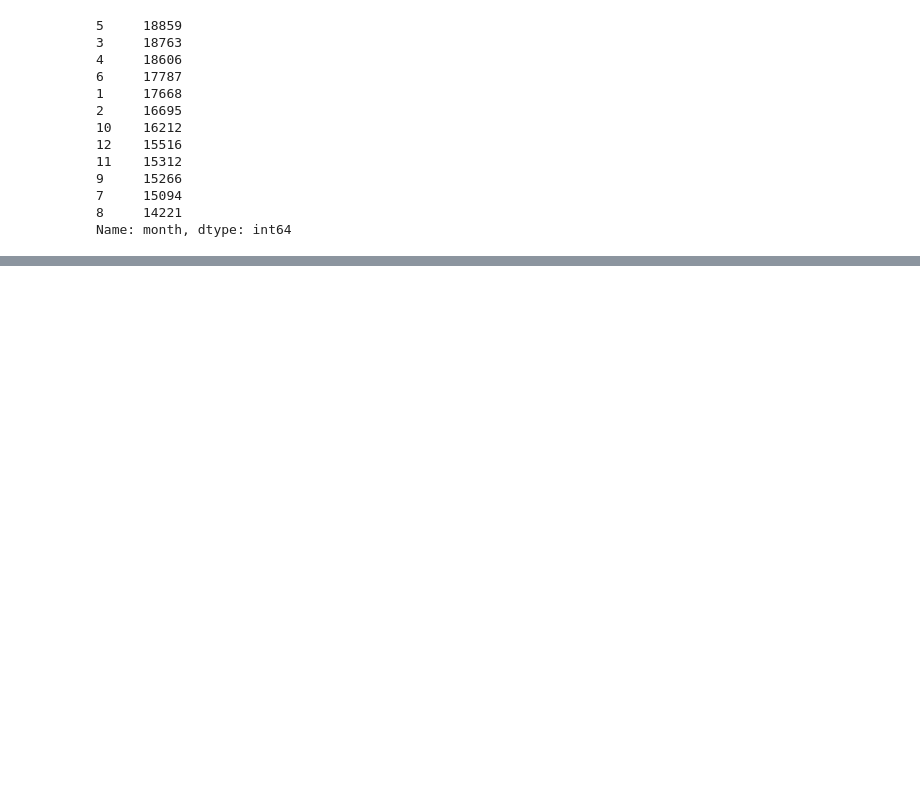
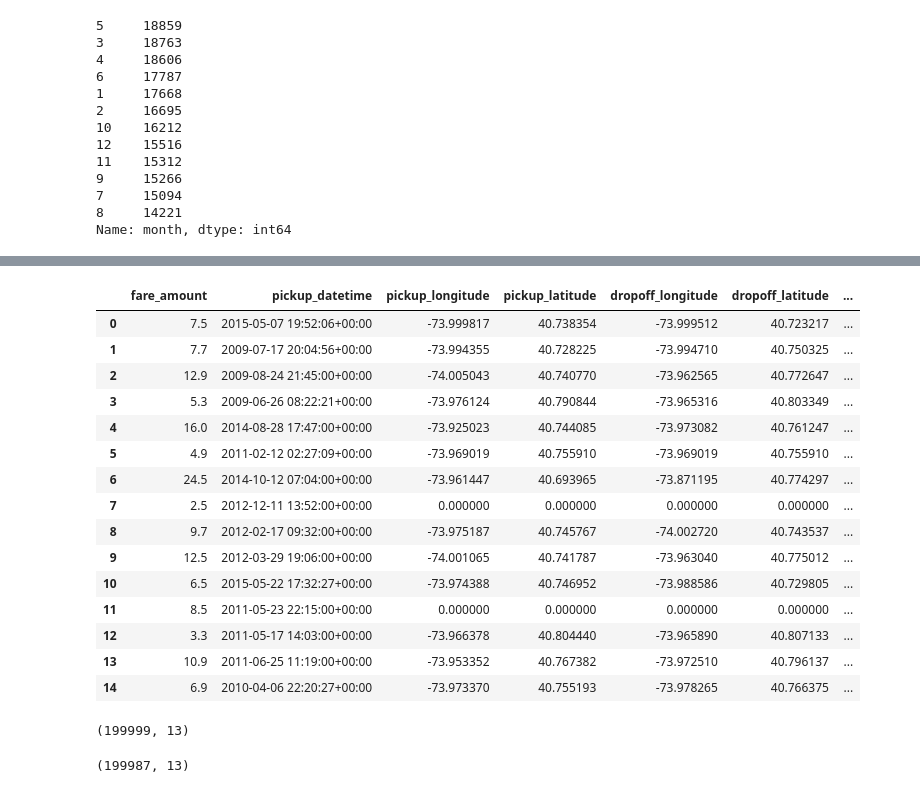
Before and after one commit to ganesh-swaminathan/pythonds, a Jupyter notebook: uber_casestudy.ipynb, the cells around one changed output, grey strips where cells are left out. Cells and saved outputs as stored; diff of their text form; code cells hidden in the pictures; blank space fills up the shorter version.

```diff
--- a/uber_casestudy.ipynb
+++ b/uber_casestudy.ipynb
@@ -122,0 +138,27 @@ Name: month, dtype: int64
+# %%
+uberdata['Hourly_Segments']=pd.cut(uberdata['hour'],bins=[0,3,7,11,15,19,23],
+                               labels=['H1','H2','H3','H4','H5','H6'],
+                               include_lowest=True)
+# %%
+uberdata.head(15)
+# %% [output]
+|  | fare_amount | pickup_datetime | pickup_longitude | pickup_latitude | dropoff_longitude | dropoff_latitude | ... |
+| 0 | 7.5 | 2015-05-07 19:52:06+00:00 | -73.999817 | 40.738354 | -73.999512 | 40.723217 | ... |
+| 1 | 7.7 | 2009-07-17 20:04:56+00:00 | -73.994355 | 40.728225 | -73.994710 | 40.750325 | ... |
+| 2 | 12.9 | 2009-08-24 21:45:00+00:00 | -74.005043 | 40.740770 | -73.962565 | 40.772647 | ... |
+| 3 | 5.3 | 2009-06-26 08:22:21+00:00 | -73.976124 | 40.790844 | -73.965316 | 40.803349 | ... |
+| 4 | 16.0 | 2014-08-28 17:47:00+00:00 | -73.925023 | 40.744085 | -73.973082 | 40.761247 | ... |
+| 5 | 4.9 | 2011-02-12 02:27:09+00:00 | -73.969019 | 40.755910 | -73.969019 | 40.755910 | ... |
+| 6 | 24.5 | 2014-10-12 07:04:00+00:00 | -73.961447 | 40.693965 | -73.871195 | 40.774297 | ... |
+| 7 | 2.5 | 2012-12-11 13:52:00+00:00 | 0.000000 | 0.000000 | 0.000000 | 0.000000 | ... |
+| 8 | 9.7 | 2012-02-17 09:32:00+00:00 | -73.975187 | 40.745767 | -74.002720 | 40.743537 | ... |
+| 9 | 12.5 | 2012-03-29 19:06:00+00:00 | -74.001065 | 40.741787 | -73.963040 | 40.775012 | ... |
+| 10 | 6.5 | 2015-05-22 17:32:27+00:00 | -73.974388 | 40.746952 | -73.988586 | 40.729805 | ... |
+| 11 | 8.5 | 2011-05-23 22:15:00+00:00 | 0.000000 | 0.000000 | 0.000000 | 0.000000 | ... |
+| 12 | 3.3 | 2011-05-17 14:03:00+00:00 | -73.966378 | 40.804440 | -73.965890 | 40.807133 | ... |
+| 13 | 10.9 | 2011-06-25 11:19:00+00:00 | -73.953352 | 40.767382 | -73.972510 | 40.796137 | ... |
+| 14 | 6.9 | 2010-04-06 22:20:27+00:00 | -73.973370 | 40.755193 | -73.978265 | 40.766375 | ... |
+# %%
+uberdata.shape
+# %% [output]
+(199999, 13)
@@ -122,0 +167,4 @@ Name: month, dtype: int64
+# %%
+uberdata.shape
+# %% [output]
+(199987, 13)
```
Also changed, not shown: parts of 25 cells of this notebook.
